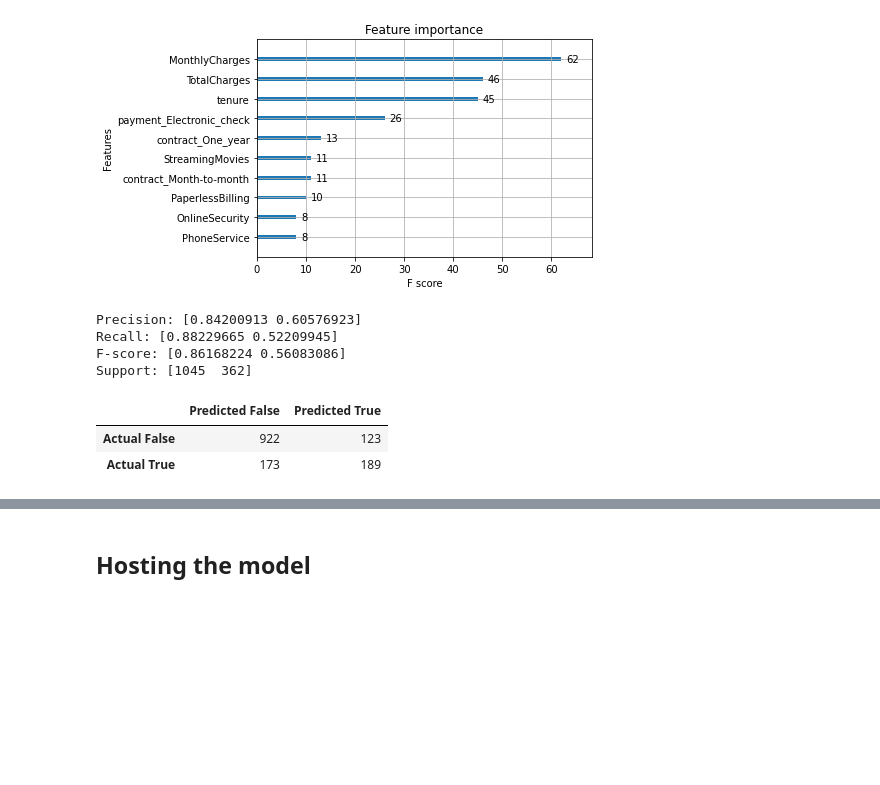
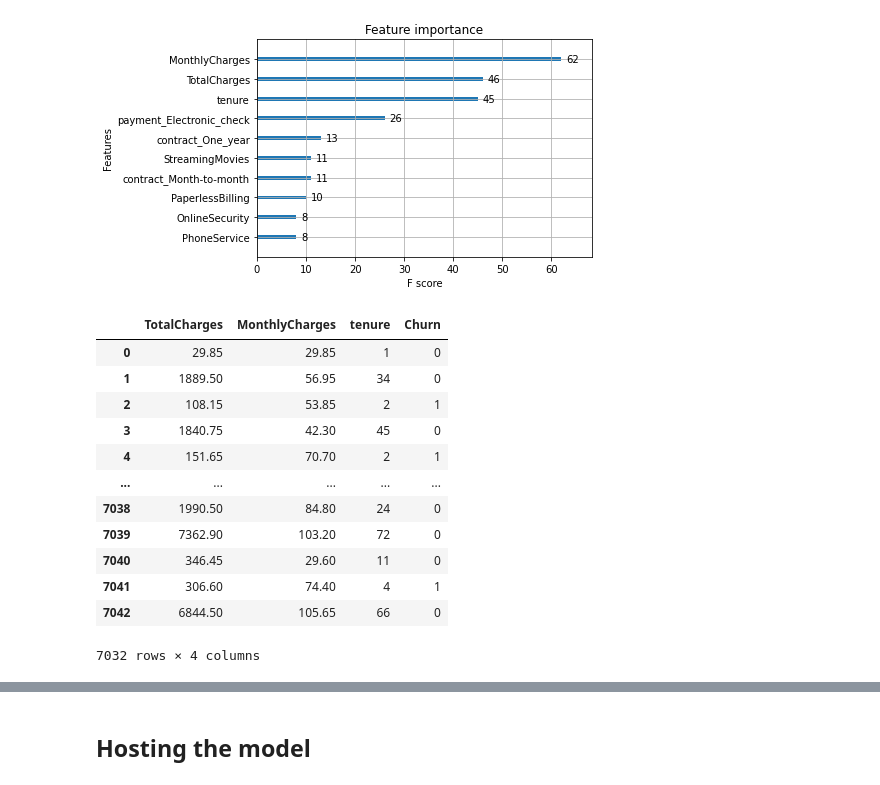
Before and after one commit to EnoshNyarige/Assignment2-customerChurn-, a Jupyter notebook: Churn-Assignment.ipynb, the cells around one changed output, grey strips where cells are left out. Drawn from its saved outputs; the diff is of its cells as text; code cells hidden in the pictures; blank space fills up the shorter version.

```diff
--- a/Churn-Assignment.ipynb
+++ b/Churn-Assignment.ipynb
@@ -313,18 +328,3 @@ xgb.plot_importance(best_xgb, max_num_features = 10)
 plt.show();
 # %% [output]
 [figure]
-# %%
-y_pred = best_xgb.predict(X_test)
-y_prob = best_xgb.predict_proba(X_test)
-print_evaluation_metric(y_test, y_pred)
-get_confusion_matrix (y_test, y_pred, save=0, filename="this.csv")
-# my_plot_roc_curve (y_test, y_prob, filename="ROC.png", dpi = 200)
-# plot_evaluation_metric (y_test, y_prob)
-# %% [output]
-Precision: [0.84200913 0.60576923]
-Recall: [0.88229665 0.52209945]
-F-score: [0.86168224 0.56083086]
-Support: [1045  362]
-|  | Predicted False | Predicted True |
-| Actual False | 922 | 123 |
-| Actual True | 173 | 189 |
@@ -330,0 +339,18 @@ Support: [1045  362]
+# %%
+df3 = df2[['TotalCharges', 'MonthlyCharges', 'tenure', 'Churn']]
+# %%
+df3
+# %% [output]
+|  | TotalCharges | MonthlyCharges | tenure | Churn |
+| 0 | 29.85 | 29.85 | 1 | 0 |
+| 1 | 1889.50 | 56.95 | 34 | 0 |
+| 2 | 108.15 | 53.85 | 2 | 1 |
+| 3 | 1840.75 | 42.30 | 45 | 0 |
+| 4 | 151.65 | 70.70 | 2 | 1 |
+| ... | ... | ... | ... | ... |
+| 7038 | 1990.50 | 84.80 | 24 | 0 |
+| 7039 | 7362.90 | 103.20 | 72 | 0 |
+| 7040 | 346.45 | 29.60 | 11 | 0 |
+| 7041 | 306.60 | 74.40 | 4 | 1 |
+| 7042 | 6844.50 | 105.65 | 66 | 0 |
+7032 rows × 4 columns
```
Also changed, not shown: parts of 20 cells of this notebook, 3 other files.
